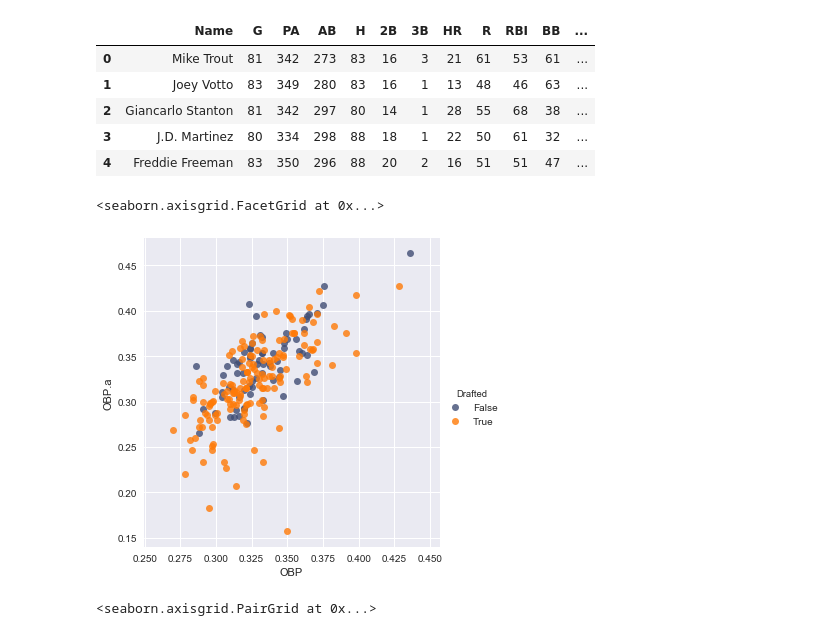
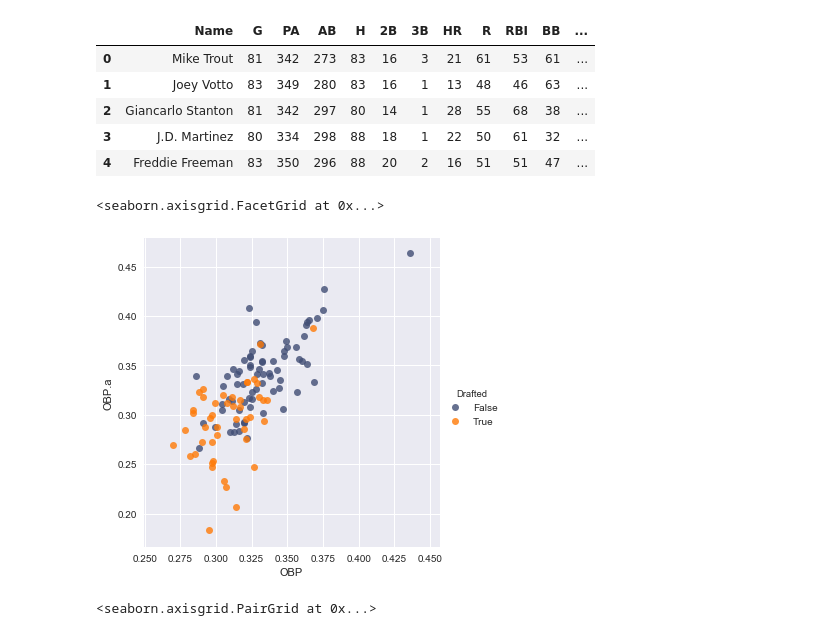
Before and after one commit to zmsy/zmsy.github.io, a Jupyter notebook: content/blog/fantasy-baseball/fantasy.ipynb, the cells around one changed output. Drawn from its saved outputs; the diff is of its cells as text; code cells hidden in the pictures.

```diff
--- a/content/blog/fantasy-baseball/fantasy.ipynb
+++ b/content/blog/fantasy-baseball/fantasy.ipynb
@@ -150,11 +150,3 @@ dfb = pd.merge(dfb, dfb_act, how='left', on='Name', suffixes=('', '.a'))
 
 dfp = pd.merge(dfp_proj, df_rost, how='left', on='Name', suffixes=('.p', '.r'))
 dfp = pd.merge(dfp, dfp_act, how='left', on='Name', suffixes=('', '.a'))
-# %%
-# apply some filters so we can get rid of players who won't play.
-# minimum plate appearances or innings pitched
-
-dfb = dfb[dfb['PA'] > 100]
-dfp = dfp[dfp['IP'] > 20]
-
-dfb['Jose'] = dfb['Name'] == 'Jose Ramirez'
@@ -181,13 +216,13 @@ dfb.head()
 # %%
 sb.lmplot(x='OBP',
           y='OBP.a',
           fit_reg=False,
           hue='Drafted',
           palette=('#404D74', '#FF7A07'),
-          data=dfb[(dfb['AB'] > 200) & (dfb['OBP.a'] > 0.1)])
+          data=dfb[(dfb['AB'] > 200) & (dfb['OBP.a'] > 0.1) & (dfb['League'] == 'AL')])
 # %% [output]
 <seaborn.axisgrid.FacetGrid at 0x...>
-[figure, old version]
+[figure, new version]
 # %%
 # dfb['Drafted'] = dfb['Squad'].isnull()
 
```
Also changed, not shown: parts of 2 cells of this notebook, 1 other file.
